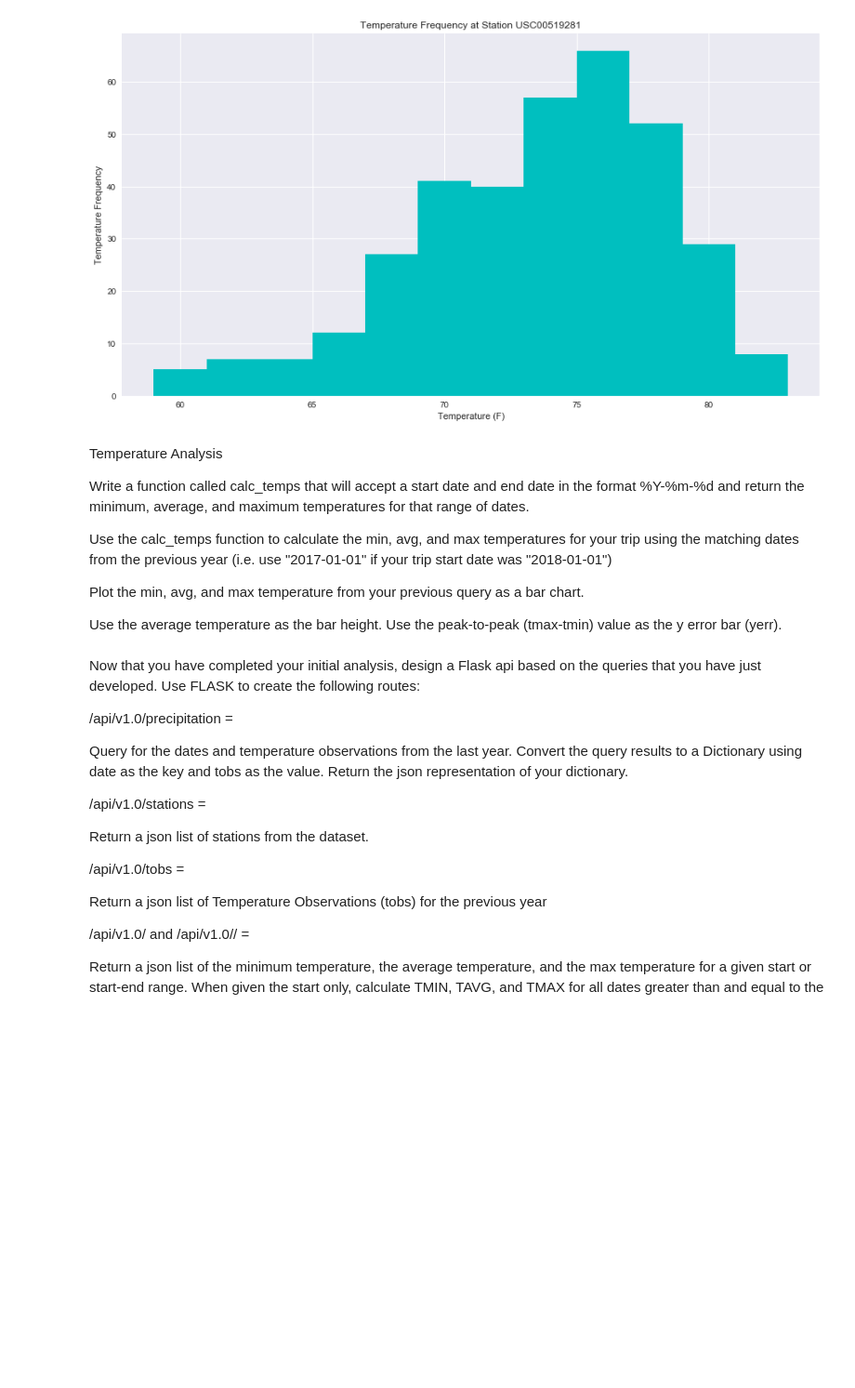
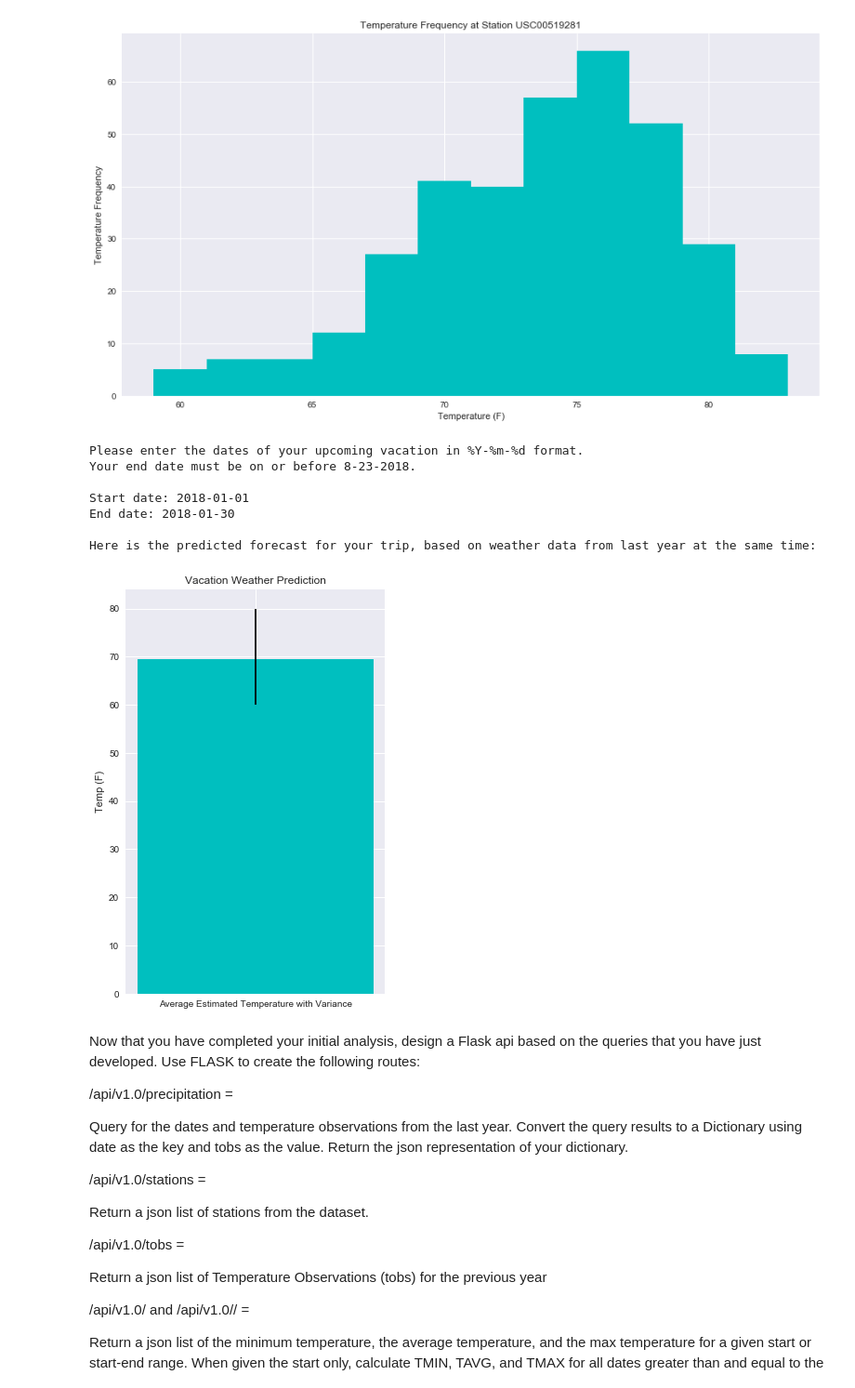
Before and after one commit to dianekvg/HawaiiWeather-DataRetrieval, a Jupyter notebook: climate_analysis.ipynb, the cells around one changed output. Shown at 93% size. Cells and saved outputs as stored; diff of their text form; code cells hidden in the pictures; blank space fills up the shorter version.

```diff
--- a/climate_analysis.ipynb
+++ b/climate_analysis.ipynb
@@ -99,12 +98,18 @@ temps["diff"] = temps["date"] - (pd.to_datetime(prevyear))
 temps = temps[(temps['diff'] > "0 days") == True]
 temps['date'] = temps['date'].dt.date
 temps['temp'] = temps['tobs']
-temps = temps[(temps['station'] == "USC00519281") == True]
-temps = temps.drop('previousyear', 1)
-temps = temps.drop('diff', 1)
-temps = temps.drop('tobs', 1)
-temps = temps.drop('date', 1)
-temps = temps.drop('station', 1)
+stationtemps = temps[(temps['station'] == "USC00519281") == True]
+stationtemps = stationtemps.drop('previousyear', 1)
+stationtemps = stationtemps.drop('diff', 1)
+stationtemps = stationtemps.drop('tobs', 1)
+stationtemps = stationtemps.drop('date', 1)
+stationtemps = stationtemps.drop('station', 1)
+vacationtemps = temps.drop('diff', 1)
+vacationtemps = vacationtemps.drop('tobs', 1)
+vacationtemps = vacationtemps.drop('station', 1)
+vacationtemps = vacationtemps.drop('previousyear', 1)
+vacationtemps["nextyear"] = vacationtemps["date"] + timedelta(days=365)
+vacationtemps = vacationtemps.drop('date', 1)
 # %%
 # Plot the results as a histogram with bins=12
 plt.figure(figsize=(15,8))
@@ -116,19 +121,50 @@ plt.savefig('USC00519281Frequency.png')
 plt.show()
 # %% [output]
 [figure]
-# %% [markdown]
-Temperature Analysis
-
-Write a function called calc_temps that will accept a start date and end date in the format %Y-%m-%d
-and return the minimum, average, and maximum temperatures for that range of dates.
-
-Use the calc_temps function to calculate the min, avg, and max temperatures for your trip using the
-matching dates from the previous year (i.e. use "2017-01-01" if your trip start date was "2018-01-01")
-
-Plot the min, avg, and max temperature from your previous query as a bar chart.
-
-Use the average temperature as the bar height.
-Use the peak-to-peak (tmax-tmin) value as the y error bar (yerr).
+# %%
+# Create function
+
+def calc_temps(start, end):
+    startdate = pd.to_datetime(start)
+    enddate = pd.to_datetime(end)
+    tempdata = []
+    xaxis = []
+    for index, row in vacationtemps.iterrows():
+        nextyear = pd.to_datetime(row[1])
+        if nextyear >= startdate and nextyear <= enddate:
+            tempdata.append(row[0])
+    label = ['temp']
+    temps = pd.DataFrame(tempdata, columns=label)
+    max = temps["temp"].max()
+    min = temps["temp"].min()
+    avg = np.round(temps["temp"].mean(), decimals=1)
+    lowvar = avg - min
+    highvar = max - avg
+    plt.figure(figsize=(5,8))
+    plt.bar(x_pos, avg, color='c', yerr=[[lowvar],[highvar]])
+    plt.ylabel("Temp (F)")
+    plt.title("Vacation Weather Prediction")
+    plt.xticks([0], ['Average Estimated Temperature with Variance'])
+    plt.savefig('PredictedVacationWeather.png')
+    print ("")
+    print ("Here is the predicted forecast for your trip, based on weather data from last year at the same time:")
+    plt.show()
+
+# Call function
+
+print ("Please enter the dates of your upcoming vacation in %Y-%m-%d format.")
+print ("Your end date must be on or before 8-23-2018.")
+print ("")
+calc_temps(input("Start date: "), input("End date: "))
+# %% [output]
+Please enter the dates of your upcoming vacation in %Y-%m-%d format.
+Your end date must be on or before 8-23-2018.
+
+Start date: 2018-01-01
+End date: 2018-01-30
+
+Here is the predicted forecast for your trip, based on weather data from last year at the same time:
+[figure, added]
 # %% [markdown]
 Now that you have completed your initial analysis, design a Flask api based on the queries that you have just developed.
 Use FLASK to create the following routes:
```
Also changed, not shown: parts of 2 cells of this notebook, 4 other files.
